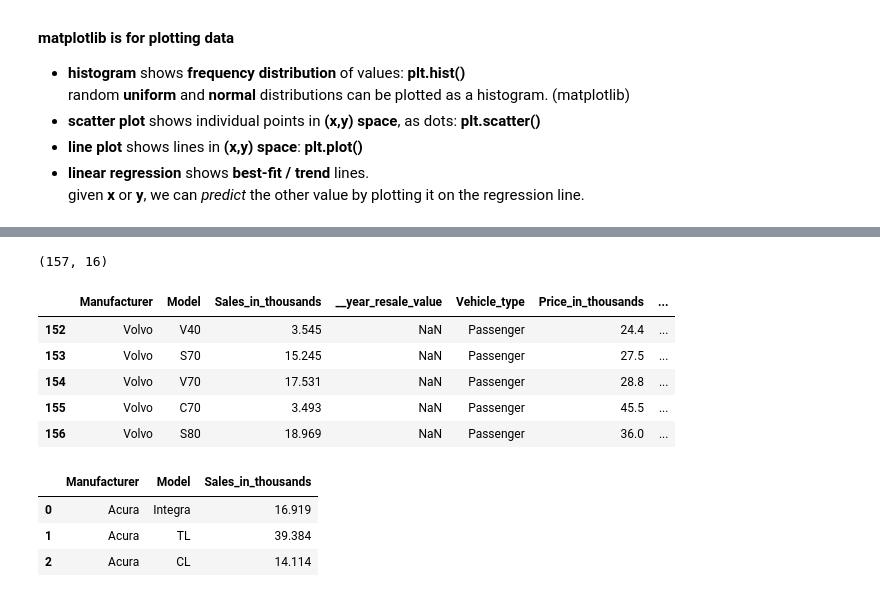
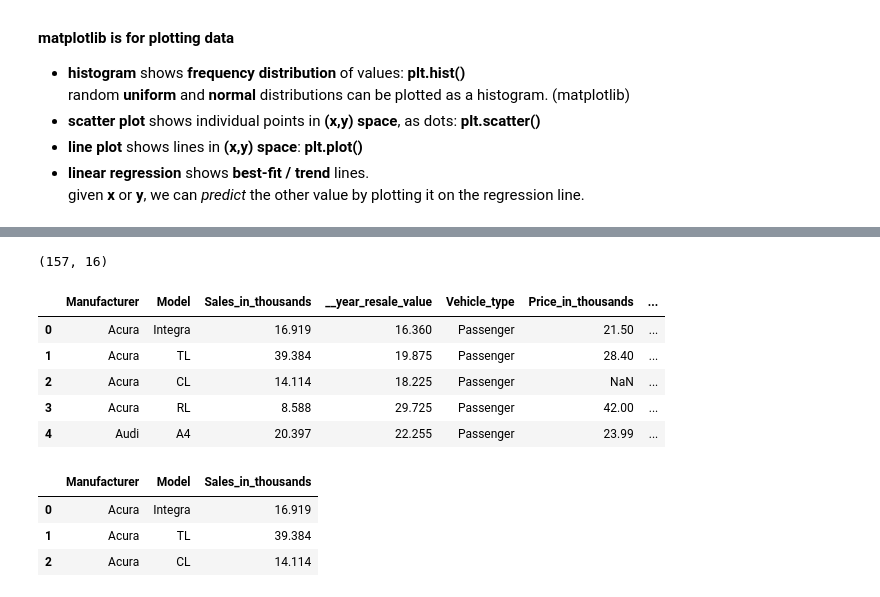
Before and after one commit to brianmccln/Python-Machine-Learning-TMobile-OCt-2025, a Jupyter notebook: __START/_ML_1.0_stats_regression_START.ipynb, the cells around one changed output, grey strips where cells are left out. Drawn from its saved outputs; the diff is of its cells as text; code cells hidden in the pictures.

```diff
--- a/__START/_ML_1.0_stats_regression_START.ipynb
+++ b/__START/_ML_1.0_stats_regression_START.ipynb
@@ -36,14 +59,16 @@ Drive already mounted at /content/drive; to attempt to forcibly remount, call dr
+# %%
+car_df = pd.read_csv('../csv/Car_sales.csv')
 # %%
-# (157, 16)
-# rows 1-5
+print(car_df.shape) # (157, 16)
+car_df.head() # rows 1-5
 # %% [output]
 (157, 16)
 |  | Manufacturer | Model | Sales_in_thousands | __year_resale_value | Vehicle_type | Price_in_thousands | ... |
-| 152 | Volvo | V40 | 3.545 | NaN | Passenger | 24.4 | ... |
-| 153 | Volvo | S70 | 15.245 | NaN | Passenger | 27.5 | ... |
-| 154 | Volvo | V70 | 17.531 | NaN | Passenger | 28.8 | ... |
-| 155 | Volvo | C70 | 3.493 | NaN | Passenger | 45.5 | ... |
-| 156 | Volvo | S80 | 18.969 | NaN | Passenger | 36.0 | ... |
+| 0 | Acura | Integra | 16.919 | 16.360 | Passenger | 21.50 | ... |
+| 1 | Acura | TL | 39.384 | 19.875 | Passenger | 28.40 | ... |
+| 2 | Acura | CL | 14.114 | 18.225 | Passenger | NaN | ... |
+| 3 | Acura | RL | 8.588 | 29.725 | Passenger | 42.00 | ... |
+| 4 | Audi | A4 | 20.397 | 22.255 | Passenger | 23.99 | ... |
 # %%
 # loc vs iloc: loc takes col names and index names
 # with loc end name is NOT exclusive -- it is INCLUSIVE
```
Also changed, not shown: parts of 51 cells of this notebook.
